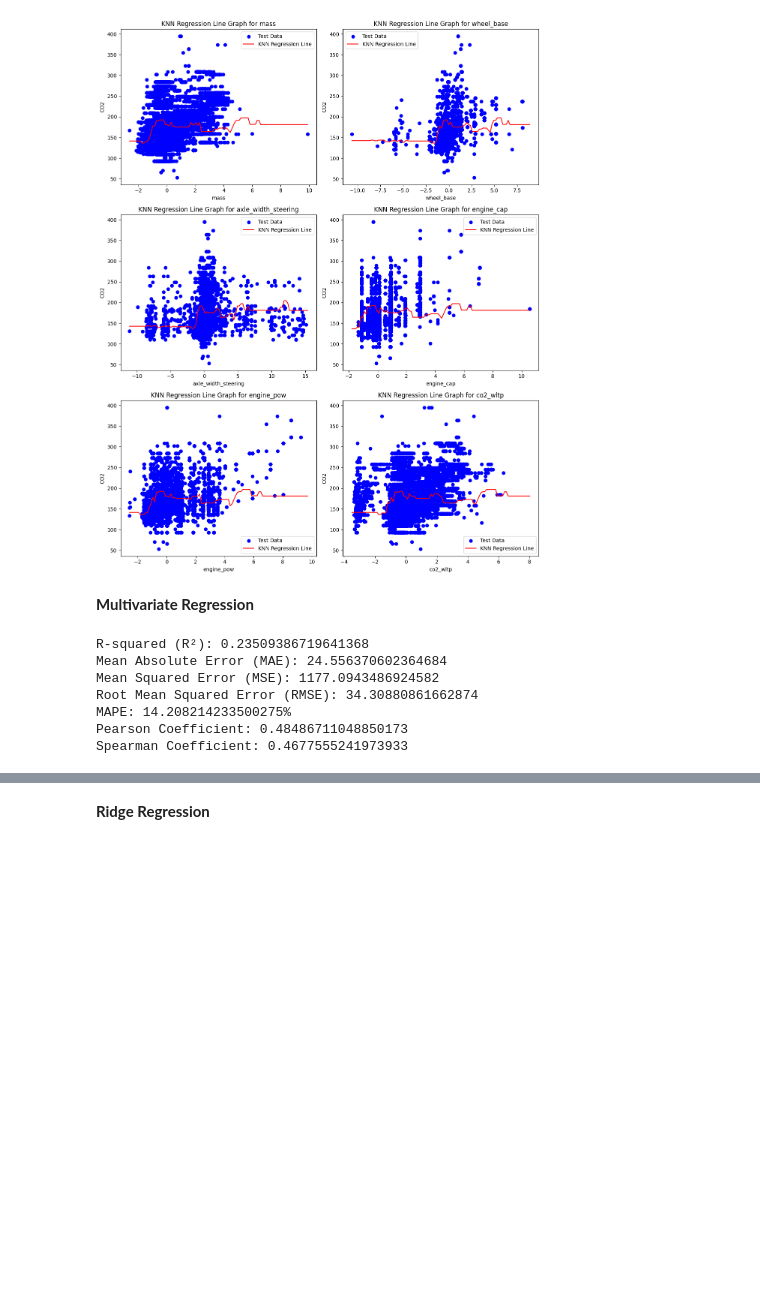
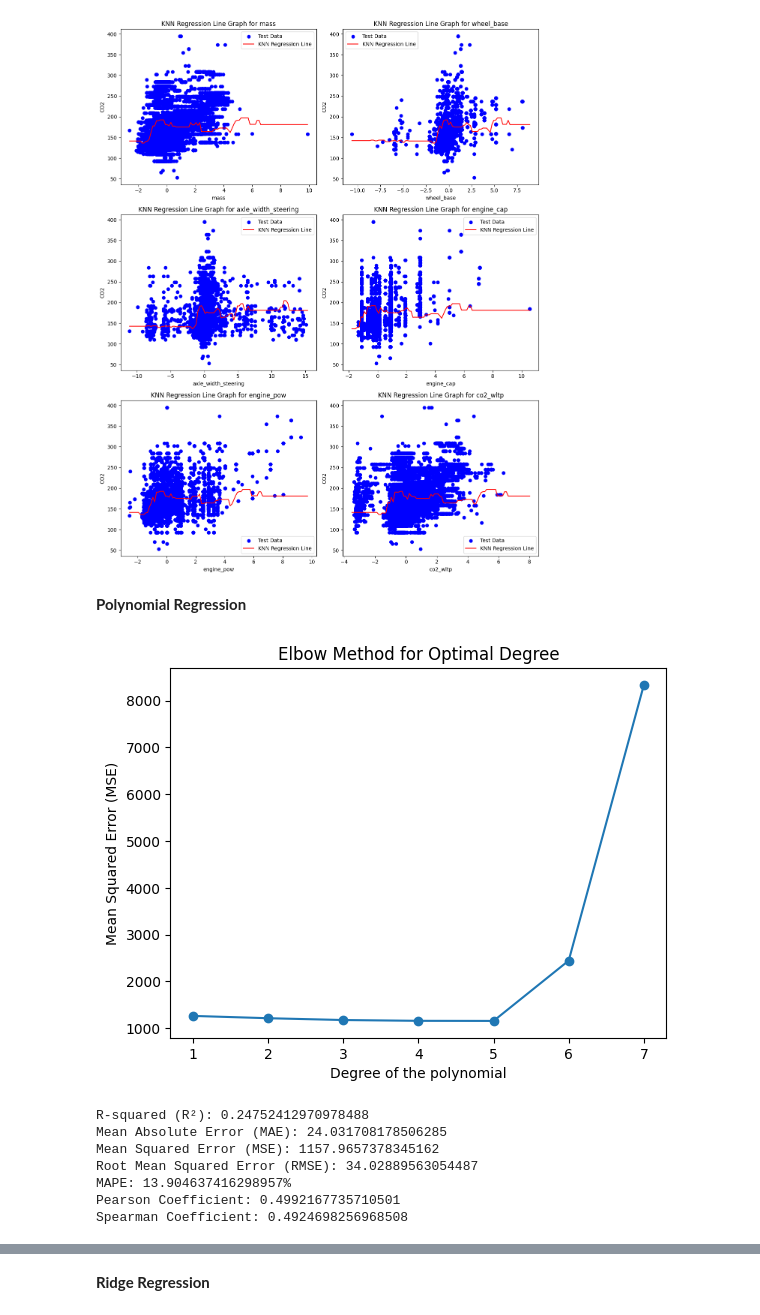
Before and after one commit to BenguBarisBalkan/AIN-311_Project, a Jupyter notebook: project_models.ipynb, the cells around one changed output, grey strips where cells are left out. Saved outputs shown, nothing was run; the diff lists cells and outputs as text; code cells hidden in the pictures; blank space fills up the shorter version.

```diff
--- a/project_models.ipynb
+++ b/project_models.ipynb
@@ -481,4 +487,4 @@ plt.show()
 # %% [output]
 [figure]
 # %% [markdown]
-**Multivariate Regression**
+**Polynomial Regression**
@@ -485 +502,9 @@ plt.show()
+# %%
+plt.plot(degree_values, mse_values, marker='o')
+plt.xlabel('Degree of the polynomial')
+plt.ylabel('Mean Squared Error (MSE)')
+plt.title('Elbow Method for Optimal Degree')
+plt.show()
+# %% [output]
+[figure, added]
 # %%
@@ -489,15 +514,15 @@ model.fit(X_train, y_train)
 y_pred = model.predict(X_test)
 # %%
 # 0.24 (R²) indicates an average model.
-print_errors(y_test, y_pred)
+print_errors(y_test, y_pred, 'polynomial_reg')
 # %% [output]
-R-squared (R²): 0.23509386719641368
-Mean Absolute Error (MAE): 24.556370602364684
-Mean Squared Error (MSE): 1177.0943486924582
-Root Mean Squared Error (RMSE): 34.30880861662874
-MAPE: 14.208214233500275%
-Pearson Coefficient: 0.48486711048850173
-Spearman Coefficient: 0.4677555241973933
+R-squared (R²): 0.24752412970978488
+Mean Absolute Error (MAE): 24.031708178506285
+Mean Squared Error (MSE): 1157.9657378345162
+Root Mean Squared Error (RMSE): 34.02889563054487
+MAPE: 13.904637416298957%
+Pearson Coefficient: 0.4992167735710501
+Spearman Coefficient: 0.4924698256968508
 # %%
 # 2x3 bir alanda regresyon grafikleri çizdirme
 fig, axes = plt.subplots(nrows=2, ncols=3, figsize=(15, 10))
```
Also changed, not shown: parts of 19 cells of this notebook, 8 other files.
